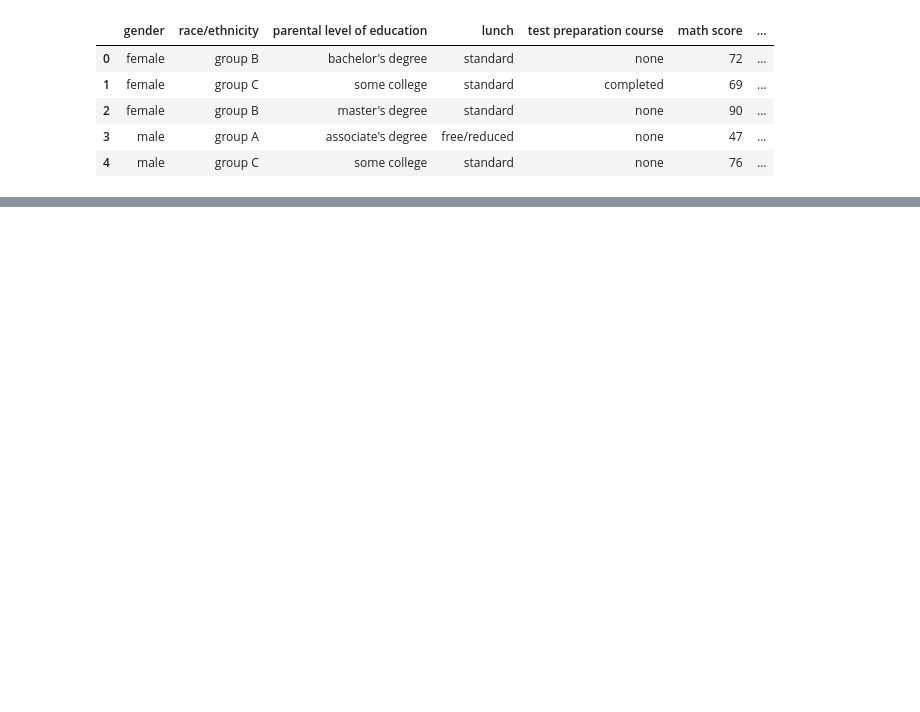
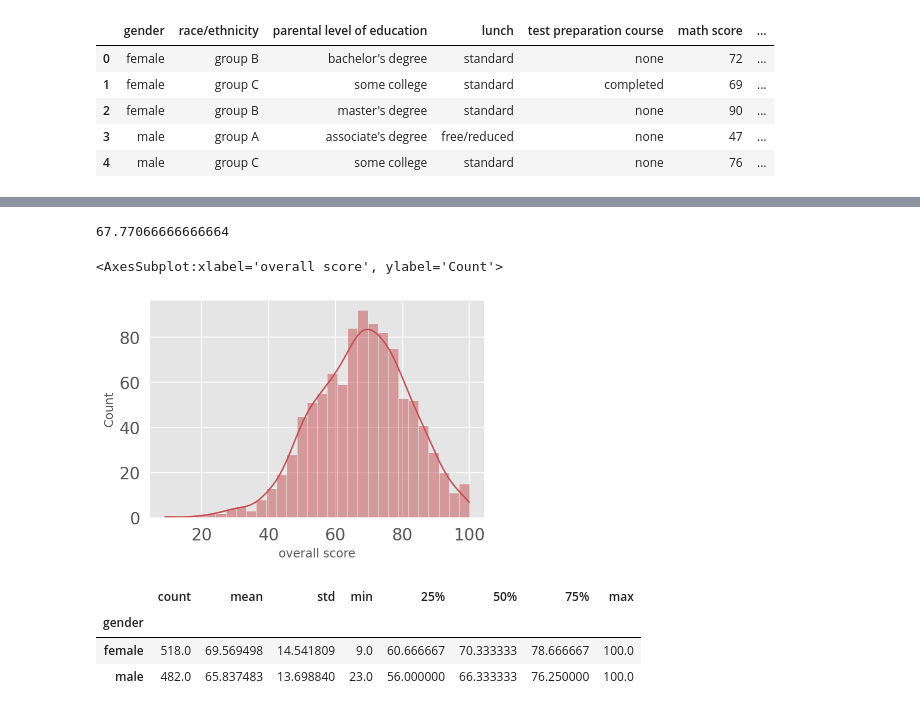
Before and after one commit to samah-balkhair/Student-Performance, a Jupyter notebook: StudentsPerformance.ipynb, the cells around one changed output, grey strips where cells are left out. Cells and saved outputs as stored; diff of their text form; code cells hidden in the pictures; blank space fills up the shorter version.

```diff
--- a/StudentsPerformance.ipynb
+++ b/StudentsPerformance.ipynb
@@ -110,5 +104,5 @@ Name: parental level of education, dtype: int64
 # %%
-std_df['avg_score']= std_df[['math score','reading score','writing score']].mean(axis=1)
+std_df['overall score']= std_df[['math score','reading score','writing score']].mean(axis=1)
 std_df.head()
 # %% [output]
 |  | gender | race/ethnicity | parental level of education | lunch | test preparation course | math score | ... |
@@ -121,0 +118,16 @@ std_df.head()
+# %%
+std_df['overall score'].mean()
+# %% [output]
+67.77066666666664
+# %%
+sns.histplot(data=std_df,x='overall score',bins=30,kde=True,color='r')
+# %% [output]
+<AxesSubplot:xlabel='overall score', ylabel='Count'>
+[figure, added]
+# %%
+std_df.groupby('gender')['overall score'].describe()
+# %% [output]
+|  | count | mean | std | min | 25% | 50% | 75% | max |
+| gender |  |  |  |  |  |  |  |  |
+| female | 518.0 | 69.569498 | 14.541809 | 9.0 | 60.666667 | 70.333333 | 78.666667 | 100.0 |
+| male | 482.0 | 65.837483 | 13.698840 | 23.0 | 56.000000 | 66.333333 | 76.250000 | 100.0 |
```
Also changed, not shown: parts of 16 cells of this notebook, 1 other file.
